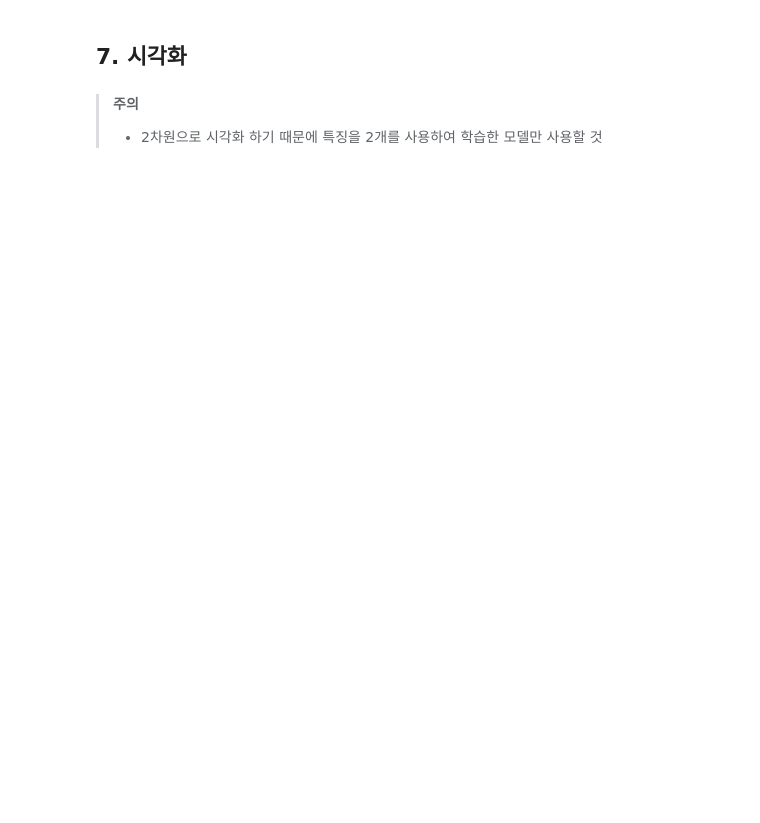
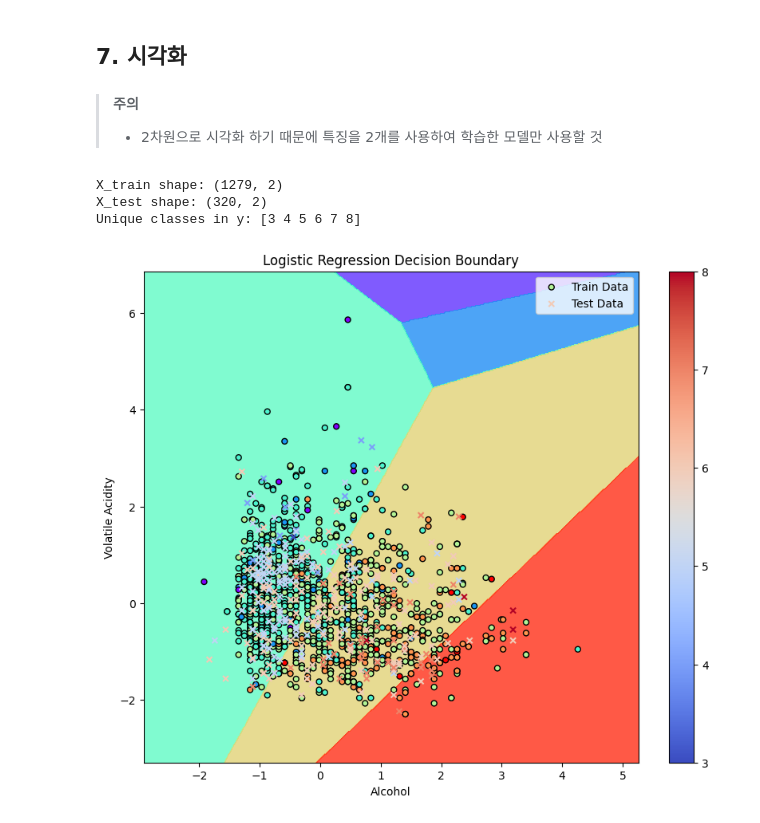
Before and after one commit to baskduf/machine-learning, a Jupyter notebook: Logistic_Regression.ipynb, the cells around one changed output. Cells and saved outputs as stored; diff of their text form; code cells hidden in the pictures; blank space fills up the shorter version.

```diff
--- a/Logistic_Regression.ipynb
+++ b/Logistic_Regression.ipynb
@@ -54,0 +73,6 @@ model.fit(X_train, y_train)
+# %%
+# 2. 로지스틱 회귀 모델 정의
+model = LogisticRegression(max_iter=2000)
+
+# 3. 모델 학습
+model.fit(X_train, y_train)
@@ -61,7 +100,0 @@ model.get_params()
-# %%
-model = SVC(
-    C = 1,          # 0.1, 1, 10, 100 등
-    gamma = 10,      # 0.1, 1, 10, 100 등
-    kernel = 'rbf',   # 'linear', 'poly', 'rbf' 등
-    # degree = 3,       # 2 ~ 5 등
-)
@@ -73,9 +104,10 @@ model.fit(X_train, y_train)
 from sklearn.model_selection import GridSearchCV
 # %%
 param_grid = {
-    "C": [0.1, 1, 10, 100],           # 줄임
-    "gamma": [0.1, 1, 10, 100],       # 줄임
-    "kernel": ['rbf'],       # 하나의 커널만 선택
+    'C': [0.01, 0.1, 1, 10, 100],
+    'solver': ['lbfgs', 'liblinear', 'saga'],
+    'penalty': ['l2'],  # L2 규제만 설정
+    'max_iter': [100, 200, 500]
 }
 
 grid_model = GridSearchCV(
@@ -117,3 +171,7 @@ print(classification_report(y_test, y_pred, target_names=[f'Quality {label}' for
 print("X_train shape:", X_train.shape)
 print("X_test shape:", X_test.shape)
 print("Unique classes in y:", np.unique(y))
+# %% [output]
+X_train shape: (1279, 2)
+X_test shape: (320, 2)
+Unique classes in y: [3 4 5 6 7 8]
@@ -147,0 +178,26 @@ visualize_boundary(model, np.vstack([X_train, X_test]), np.hstack([y_train, y_te
+# %%
+import matplotlib.pyplot as plt
+import numpy as np
+
+# 시각화를 위한 그리드 생성
+x_min, x_max = X_train[:, 0].min() - 1, X_train[:, 0].max() + 1
+y_min, y_max = X_train[:, 1].min() - 1, X_train[:, 1].max() + 1
+xx, yy = np.meshgrid(np.linspace(x_min, x_max, 500), np.linspace(y_min, y_max, 500))
+
+# 결정 경계 예측
+Z = model.predict(np.c_[xx.ravel(), yy.ravel()])
+Z = Z.reshape(xx.shape)
+
+# 결정 경계 시각화
+plt.figure(figsize=(10, 8))
+plt.contourf(xx, yy, Z, alpha=0.8, cmap='rainbow')  # 결정 경계 색상
+plt.scatter(X_train[:, 0], X_train[:, 1], c=y_train, edgecolor='k', cmap='rainbow', s=25, label="Train Data")
+plt.scatter(X_test[:, 0], X_test[:, 1], c=y_test, edgecolor='k', cmap='coolwarm', s=25, marker="x", label="Test Data")
+plt.title("Logistic Regression Decision Boundary")
+plt.xlabel('Alcohol')  # 첫 번째 특징
+plt.ylabel('Volatile Acidity')  # 두 번째 특징
+plt.colorbar()
+plt.legend()
+plt.show()
+# %% [output]
+[figure, added]
```
Also changed, not shown: parts of 16 cells of this notebook.
